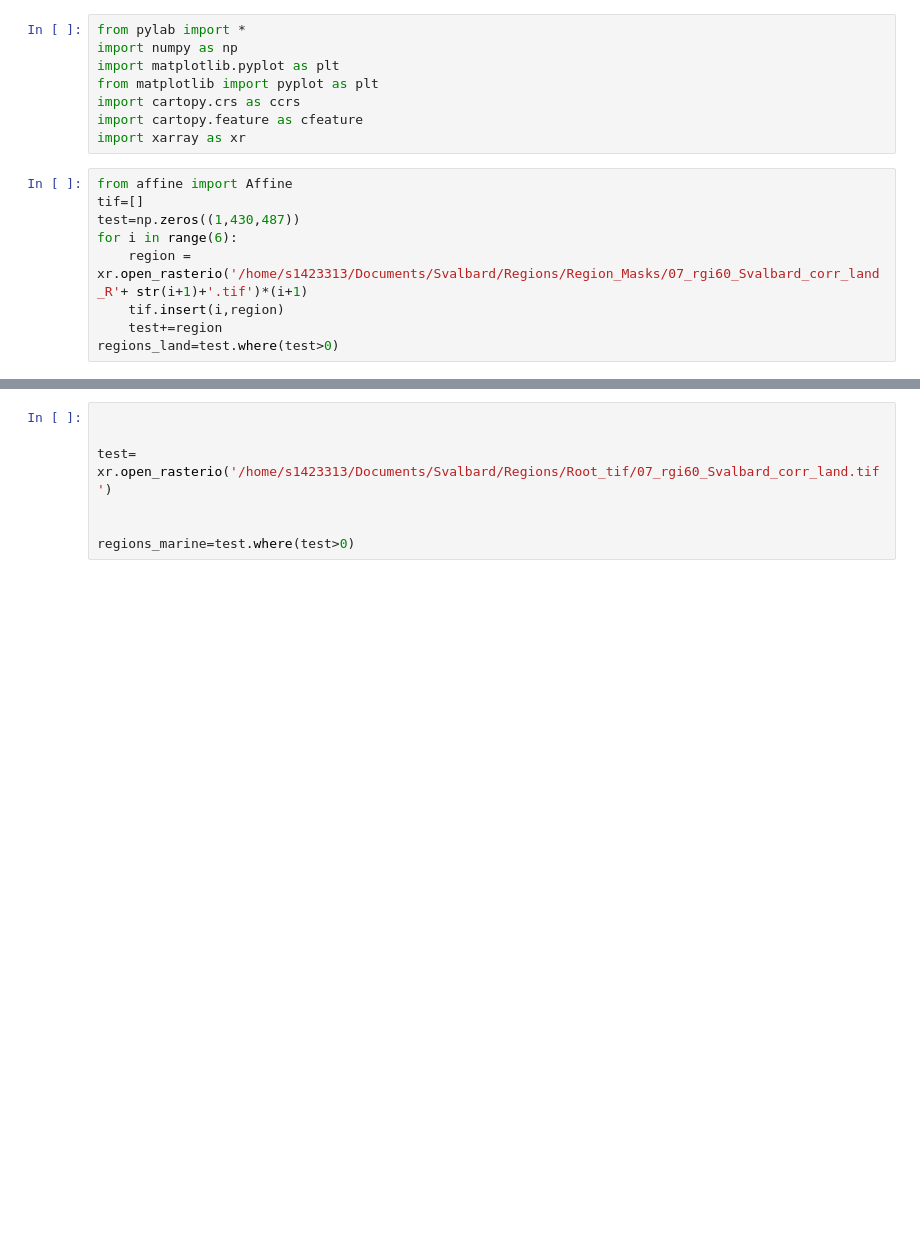
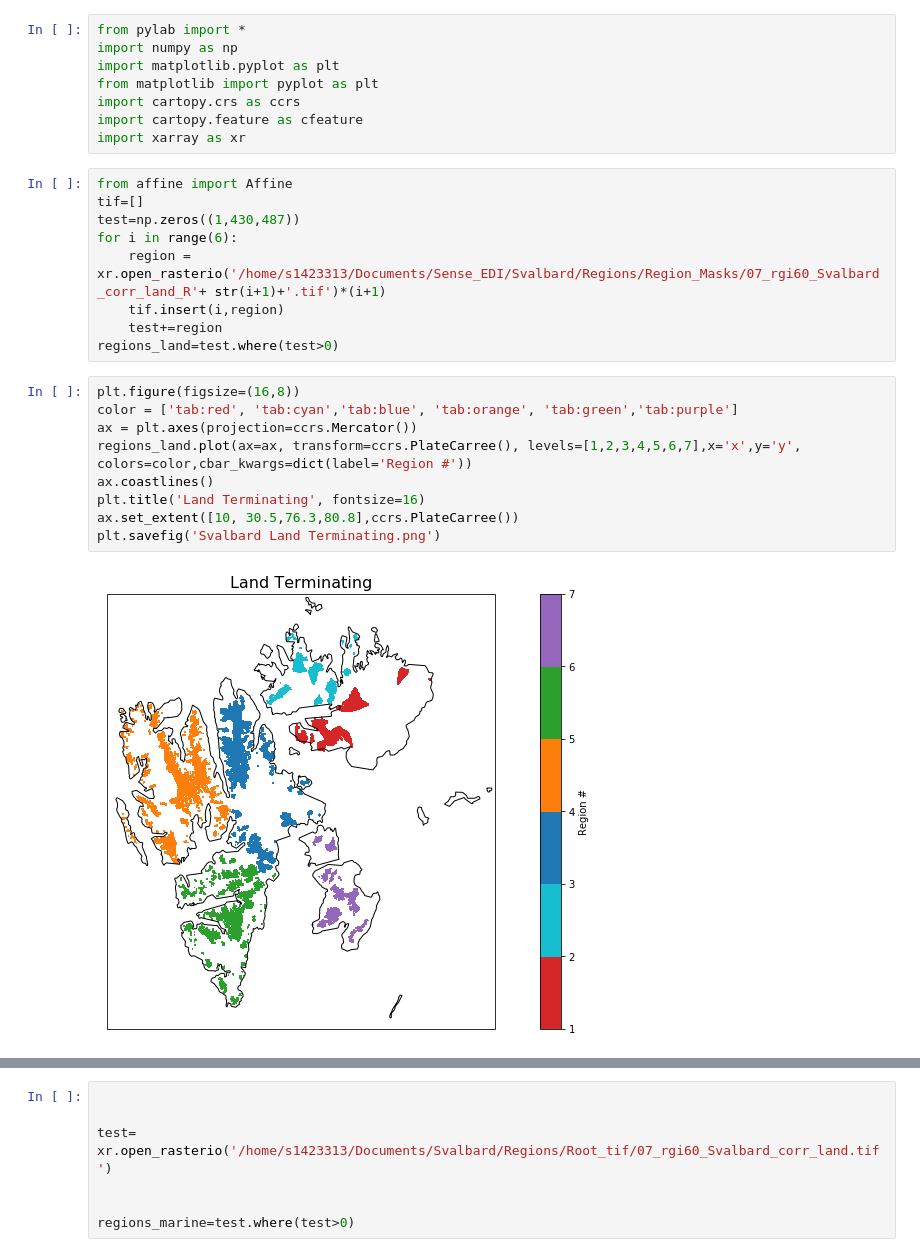
Before and after one commit to MoragF/SENSEEDI, a Jupyter notebook: Svalbard/Regions/Region_Svalbard.ipynb, the cells around one changed output, grey strips where cells are left out. Saved outputs shown, nothing was run; the diff lists cells and outputs as text; blank space fills up the shorter version.

```diff
--- a/Svalbard/Regions/Region_Svalbard.ipynb
+++ b/Svalbard/Regions/Region_Svalbard.ipynb
@@ -11,7 +11,18 @@ from affine import Affine
 tif=[]
 test=np.zeros((1,430,487))
 for i in range(6):
-    region = xr.open_rasterio('/home/s1423313/Documents/Svalbard/Regions/Region_Masks/07_rgi60_Svalbard_corr_land_R'+ str(i+1)+'.tif')*(i+1)
+    region = xr.open_rasterio('/home/s1423313/Documents/Sense_EDI/Svalbard/Regions/Region_Masks/07_rgi60_Svalbard_corr_land_R'+ str(i+1)+'.tif')*(i+1)
     tif.insert(i,region)
     test+=region
 regions_land=test.where(test>0)
+# %%
+plt.figure(figsize=(16,8))
+color = ['tab:red', 'tab:cyan','tab:blue', 'tab:orange', 'tab:green','tab:purple']
+ax = plt.axes(projection=ccrs.Mercator())
+regions_land.plot(ax=ax, transform=ccrs.PlateCarree(), levels=[1,2,3,4,5,6,7],x='x',y='y', colors=color,cbar_kwargs=dict(label='Region #'))
+ax.coastlines()
+plt.title('Land Terminating', fontsize=16)
+ax.set_extent([10, 30.5,76.3,80.8],ccrs.PlateCarree())
+plt.savefig('Svalbard Land Terminating.png')
+# %% [output]
+[figure, added]
```
Also changed, not shown: parts of 5 cells of this notebook, 52 other files.
